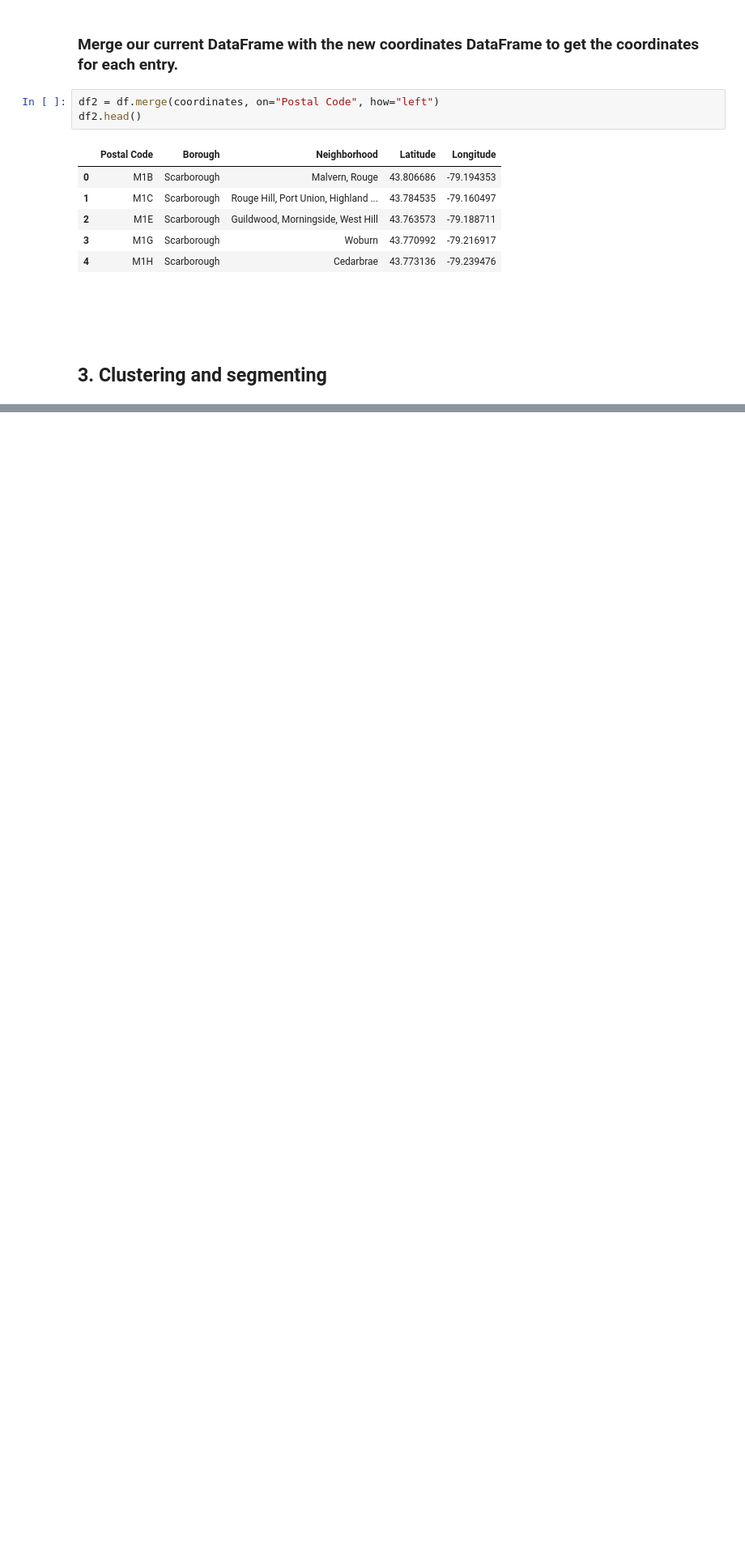
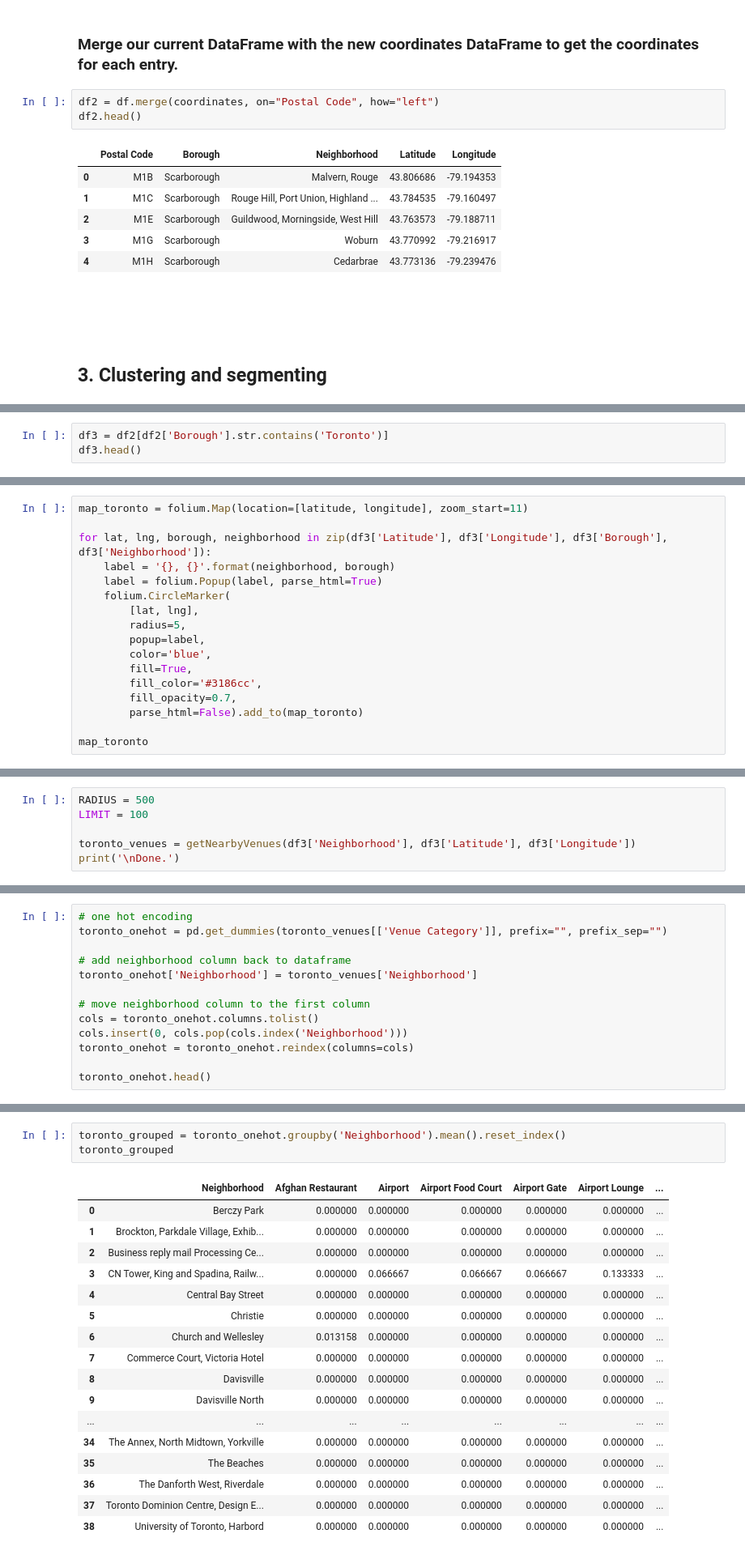
Before and after one commit to alexkowsik/Coursera_Capstone, a Jupyter notebook: Segmenting and Clustering/Segmenting and Clustering Neighborhoods in Toronto.ipynb, the cells around one changed output, grey strips where cells are left out. Shown at 81% size. Drawn from its saved outputs; the diff is of its cells as text; blank space fills up the shorter version.

Commit message:
Finished Segmenting and Clustering of Toronto

```diff
--- a/Segmenting and Clustering/Segmenting and Clustering Neighborhoods in Toronto.ipynb
+++ b/Segmenting and Clustering/Segmenting and Clustering Neighborhoods in Toronto.ipynb
@@ -138,0 +151,3 @@ client_secret = 'YA5SHVIQMVIS5JKOVYVYDTBWUVMDSXMMPZW11QCMUWDYKL3F'
+# %%
+df3 = df2[df2['Borough'].str.contains('Toronto')]
+df3.head()
@@ -138,0 +163,17 @@ client_secret = 'YA5SHVIQMVIS5JKOVYVYDTBWUVMDSXMMPZW11QCMUWDYKL3F'
+# %%
+map_toronto = folium.Map(location=[latitude, longitude], zoom_start=11)
+
+for lat, lng, borough, neighborhood in zip(df3['Latitude'], df3['Longitude'], df3['Borough'], df3['Neighborhood']):
+    label = '{}, {}'.format(neighborhood, borough)
+    label = folium.Popup(label, parse_html=True)
+    folium.CircleMarker(
+        [lat, lng],
+        radius=5,
+        popup=label,
+        color='blue',
+        fill=True,
+        fill_color='#3186cc',
+        fill_opacity=0.7,
+        parse_html=False).add_to(map_toronto)
+
+map_toronto
@@ -138,0 +236,6 @@ client_secret = 'YA5SHVIQMVIS5JKOVYVYDTBWUVMDSXMMPZW11QCMUWDYKL3F'
+# %%
+RADIUS = 500
+LIMIT = 100
+
+toronto_venues = getNearbyVenues(df3['Neighborhood'], df3['Latitude'], df3['Longitude'])
+print('\nDone.')
@@ -138,0 +304,13 @@ client_secret = 'YA5SHVIQMVIS5JKOVYVYDTBWUVMDSXMMPZW11QCMUWDYKL3F'
+# %%
+# one hot encoding
+toronto_onehot = pd.get_dummies(toronto_venues[['Venue Category']], prefix="", prefix_sep="")
+
+# add neighborhood column back to dataframe
+toronto_onehot['Neighborhood'] = toronto_venues['Neighborhood']
+
+# move neighborhood column to the first column
+cols = toronto_onehot.columns.tolist()
+cols.insert(0, cols.pop(cols.index('Neighborhood')))
+toronto_onehot = toronto_onehot.reindex(columns=cols)
+
+toronto_onehot.head()
@@ -138,0 +327,21 @@ client_secret = 'YA5SHVIQMVIS5JKOVYVYDTBWUVMDSXMMPZW11QCMUWDYKL3F'
+# %%
+toronto_grouped = toronto_onehot.groupby('Neighborhood').mean().reset_index()
+toronto_grouped
+# %% [output]
+|  | Neighborhood | Afghan Restaurant | Airport | Airport Food Court | Airport Gate | Airport Lounge | ... |
+| 0 | Berczy Park | 0.000000 | 0.000000 | 0.000000 | 0.000000 | 0.000000 | ... |
+| 1 | Brockton, Parkdale Village, Exhib... | 0.000000 | 0.000000 | 0.000000 | 0.000000 | 0.000000 | ... |
+| 2 | Business reply mail Processing Ce... | 0.000000 | 0.000000 | 0.000000 | 0.000000 | 0.000000 | ... |
+| 3 | CN Tower, King and Spadina, Railw... | 0.000000 | 0.066667 | 0.066667 | 0.066667 | 0.133333 | ... |
+| 4 | Central Bay Street | 0.000000 | 0.000000 | 0.000000 | 0.000000 | 0.000000 | ... |
+| 5 | Christie | 0.000000 | 0.000000 | 0.000000 | 0.000000 | 0.000000 | ... |
+| 6 | Church and Wellesley | 0.013158 | 0.000000 | 0.000000 | 0.000000 | 0.000000 | ... |
+| 7 | Commerce Court, Victoria Hotel | 0.000000 | 0.000000 | 0.000000 | 0.000000 | 0.000000 | ... |
+| 8 | Davisville | 0.000000 | 0.000000 | 0.000000 | 0.000000 | 0.000000 | ... |
+| 9 | Davisville North | 0.000000 | 0.000000 | 0.000000 | 0.000000 | 0.000000 | ... |
+| ... | ... | ... | ... | ... | ... | ... | ... |
+| 34 | The Annex, North Midtown, Yorkville | 0.000000 | 0.000000 | 0.000000 | 0.000000 | 0.000000 | ... |
+| 35 | The Beaches | 0.000000 | 0.000000 | 0.000000 | 0.000000 | 0.000000 | ... |
+| 36 | The Danforth West, Riverdale | 0.000000 | 0.000000 | 0.000000 | 0.000000 | 0.000000 | ... |
+| 37 | Toronto Dominion Centre, Design E... | 0.000000 | 0.000000 | 0.000000 | 0.000000 | 0.000000 | ... |
+| 38 | University of Toronto, Harbord | 0.000000 | 0.000000 | 0.000000 | 0.000000 | 0.000000 | ... |
```
Also changed, not shown: parts of 55 cells of this notebook.
